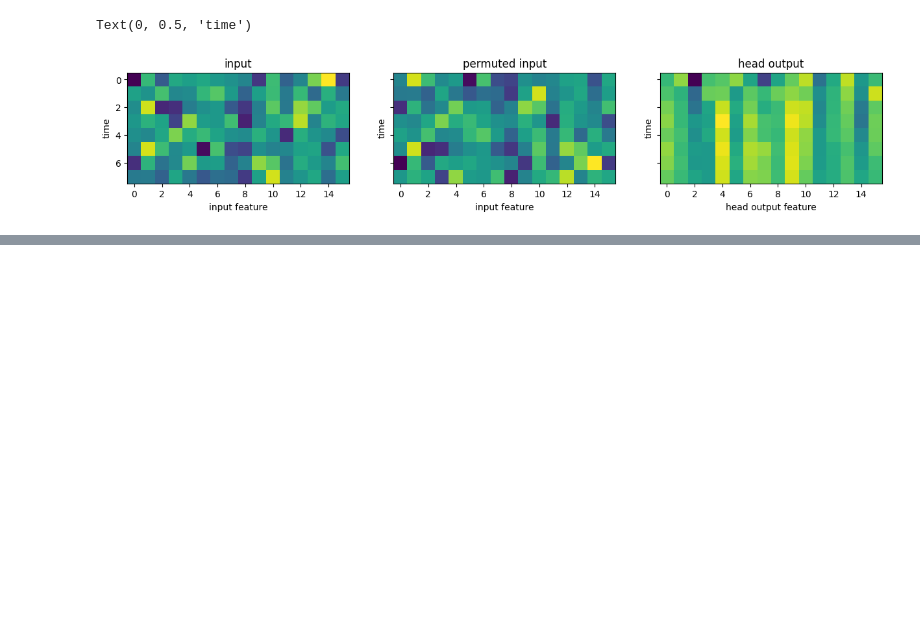
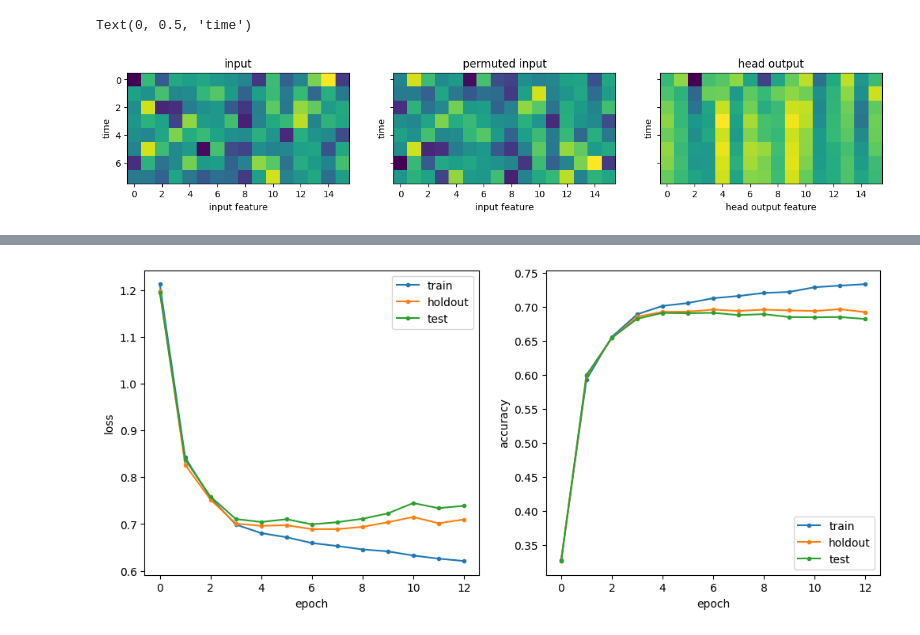
Before and after one commit to kristinbranson/roshambo_transformer, a Jupyter notebook: roshambo.ipynb, the cells around one changed output, grey strips where cells are left out. Saved outputs shown, nothing was run; the diff lists cells and outputs as text; code cells hidden in the pictures; blank space fills up the shorter version.

```diff
--- a/roshambo.ipynb
+++ b/roshambo.ipynb
@@ -1736,0 +1768,97 @@ print(f"Auto-demo vs the synthetic human: model wins {w}/{len(demo)-2} = {w/(len
+# %%
+# create the model
+model = TransformerModel(model_params).to(device)
+
+# keep track of train, holdout, and test loss and accuracy over epochs for plotting
+all_loss = {}
+all_accuracy = {}
+for k, dataloader in zip(['train', 'holdout', 'test'], [train_dataloader, holdout_dataloader, test_dataloader]):
+    all_loss[k], all_accuracy[k] = compute_loss_and_accuracy(dataloader, model, device)
+    all_loss[k] = [all_loss[k]]  # convert to list so we can append epoch losses
+    all_accuracy[k] = [all_accuracy[k]]
+
+# initialize the optimizer
+optimizer = torch.optim.AdamW(model.parameters(), lr=model_params['learning_rate'],
+                              weight_decay=model_params['weight_decay'])
+
+# initialize the learning rate scheduler if specified
+if model_params['scheduler_type'] == 'OneCycleLR':
+    scheduler = torch.optim.lr_scheduler.OneCycleLR(
+        **lr_scheduler_params,
+        optimizer=optimizer,
+        total_steps=model_params['n_epochs'] * len(train_dataloader),
+    )
+elif model_params['scheduler_type'] == 'CosineAnnealingLR':
+    scheduler = torch.optim.lr_scheduler.CosineAnnealingLR(**lr_scheduler_params, optimizer=optimizer)
+elif model_params['scheduler_type'] is None:
+    scheduler = None
+else:
+    raise ValueError(f"Unsupported scheduler type: {model_params['scheduler_type']}")
+
+# main training loop
+best_holdout_loss = all_loss['holdout'][0]
+best_epoch = 0
+epochs_without_improvement = 0
+best_state = {k: v.detach().cpu().clone() for k, v in model.state_dict().items()}
+patience = model_params['early_stopping_patience']
+total = model_params['n_epochs'] * len(train_dataloader)
+pbar = tqdm(total=total)
+
+
+print(f"Before training: train loss: {all_loss['train'][-1]:.4f}, train acc: {all_accuracy['train'][-1]:.4f}, holdout loss: {all_loss['holdout'][-1]:.4f}, holdout acc: {all_accuracy['holdout'][-1]:.4f}")
+
+# iterate over epochs
+for epoch in range(model_params['n_epochs']):
+    # iterate over batches
+    for xb, yb in train_dataloader:
+        xb = batch_to_device(xb, device)
+        yb = yb.to(device)
+
+        logits, loss = model(xb, yb)
+        optimizer.zero_grad(set_to_none=True)
+        loss.backward()
+        optimizer.step()
+        if scheduler is not None:
+            scheduler.step()
+        lr = optimizer.param_groups[0]['lr']
+        pbar.update(1)
+        pbar.set_postfix(loss=f"{loss.item():.4f}", lr=f"{lr:.2e}")
+
+    # compute the loss on the train, holdout, and test sets at the end of the epoch for monitoring
+    for k, dataloader in zip(['train', 'holdout', 'test'], [train_dataloader, holdout_dataloader, test_dataloader]):
+        loss_curr, acc_curr = compute_loss_and_accuracy(dataloader, model, device)
+        all_loss[k].append(loss_curr)
+        all_accuracy[k].append(acc_curr)
+    print(f"Epoch {epoch+1}/{model_params['n_epochs']}: train loss: {all_loss['train'][-1]:.4f}, train acc: {all_accuracy['train'][-1]:.4f}, holdout loss: {all_loss['holdout'][-1]:.4f}, holdout acc: {all_accuracy['holdout'][-1]:.4f}")
+
+    # keep the best holdout checkpoint and stop once the holdout loss stops improving
+    if all_loss['holdout'][-1] < best_holdout_loss:
+        best_holdout_loss = all_loss['holdout'][-1]
+        best_epoch = epoch + 1
+        epochs_without_improvement = 0
+        best_state = {k: v.detach().cpu().clone() for k, v in model.state_dict().items()}
+    else:
+        epochs_without_improvement += 1
+        if epochs_without_improvement >= patience:
+            print(f"Early stopping after epoch {epoch+1}: no holdout improvement for {patience} epochs.")
+            break
+
+pbar.close()
+
+model.load_state_dict(best_state)
+print(f"Best holdout checkpoint: epoch {best_epoch}")
+for k in ['train', 'holdout', 'test']:
+    print(f"{k} loss: {all_loss[k][best_epoch]:.4f}, {k} accuracy: {all_accuracy[k][best_epoch]:.4f}")
+
+# plot the train and holdout loss curves over epochs
+fig, ax = plt.subplots(1,2, figsize=(12, 5))
+for k in ['train', 'holdout', 'test']:
+    ax[0].plot(all_loss[k], '.-', label=k)
+    ax[1].plot(all_accuracy[k], '.-', label=k)
+ax[0].set_xlabel('epoch')
+ax[0].set_ylabel('loss')
+ax[0].legend()
+ax[1].set_xlabel('epoch')
+ax[1].set_ylabel('accuracy')
+ax[1].legend()
+# %% [output]
@@ -1736,0 +1884 @@ print(f"Auto-demo vs the synthetic human: model wins {w}/{len(demo)-2} = {w/(len
+[figure, added]
```
Also changed, not shown: parts of 27 cells of this notebook.
